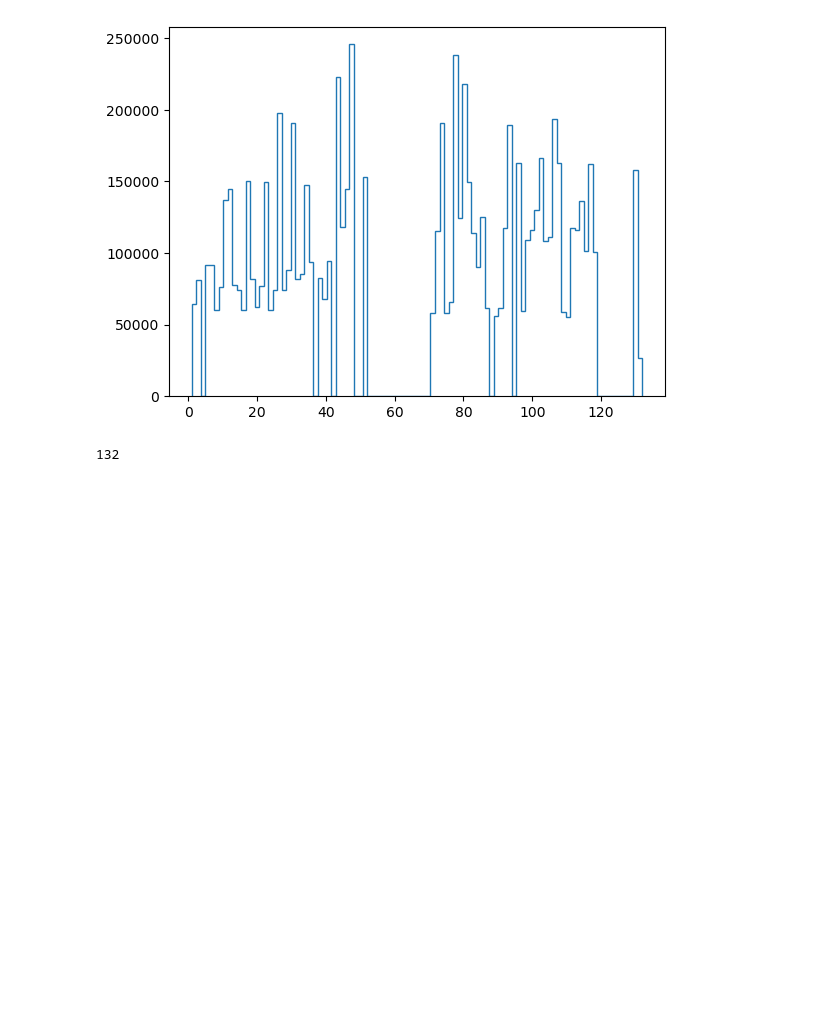
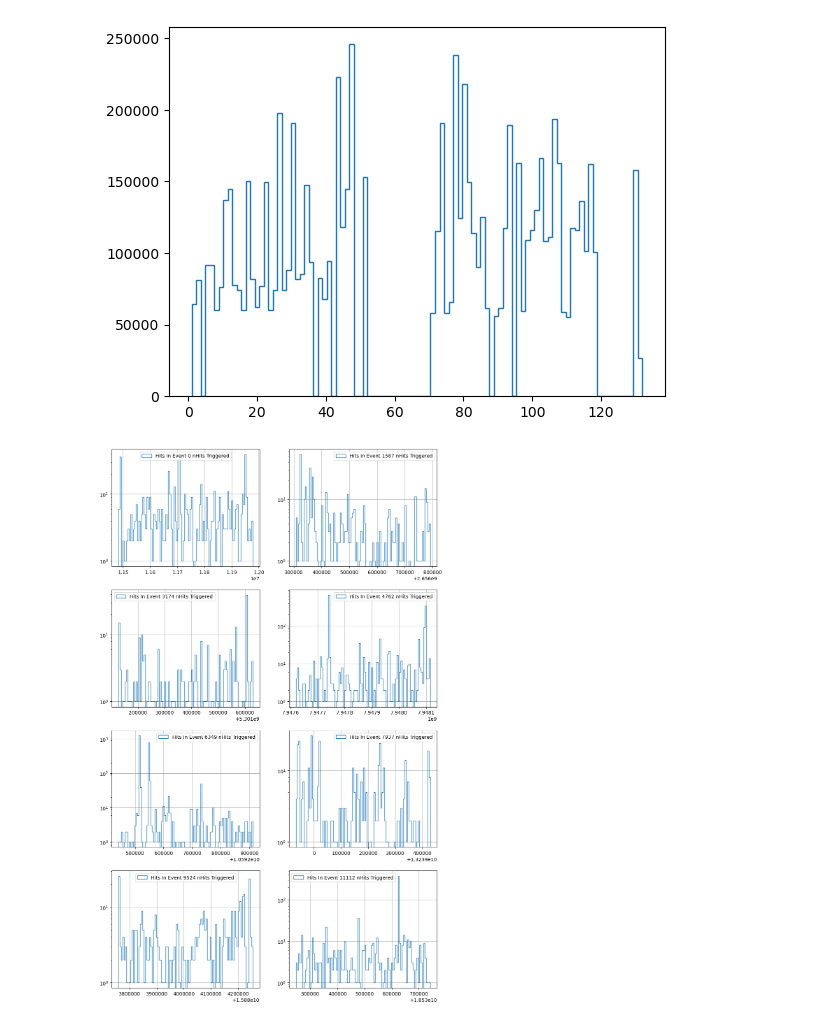
Before and after one commit to elenaramos44/nHits_trigger, a Jupyter notebook: NB/explore_data.ipynb, the cells around one changed output. Cells and saved outputs as stored; diff of their text form; code cells hidden in the pictures; blank space fills up the shorter version.

```diff
--- a/NB/explore_data.ipynb
+++ b/NB/explore_data.ipynb
@@ -277,6 +257,15 @@ plt.hist(df_part0["card"].values, 100, histtype="step");
 # %% [output]
 [figure]
 # %%
-df_part0["card"].values.max()
+event0_times = df_part1[(~df_part1["card"].isin([130,131,132])) & (df_part1["evt"].values == 11113)]["time"] + df_part1[(~df_part1["card"].isin([130,131,132])) & (df_part1["evt"].values == 11113)]["window_time"]
-# %% [output]
-132
+# %%
+valid_events = np.linspace(df_part0.evt.min(), df_part0.evt.max(), 8).astype(np.int32)
+
+subplot = pltext.canvas(8)
+
+for i, event in enumerate(valid_events):
+    subplot(i+1)
+    pltext.hist(df_part0[(~df_part0["card"].isin([130,131,132])) & (df_part0["evt"].values == event)]["time"] + df_part0[(~df_part0["card"].isin([130,131,132])) & (df_part0["evt"].values == event)]["window_time"],
+                100, ylog=True, stats=False, label=f"Hits In Event {event} nHits Triggered", formate=".2e");
+# %% [output]
+[figure, added]
```
Also changed, not shown: parts of 8 cells of this notebook, 1 other file.
